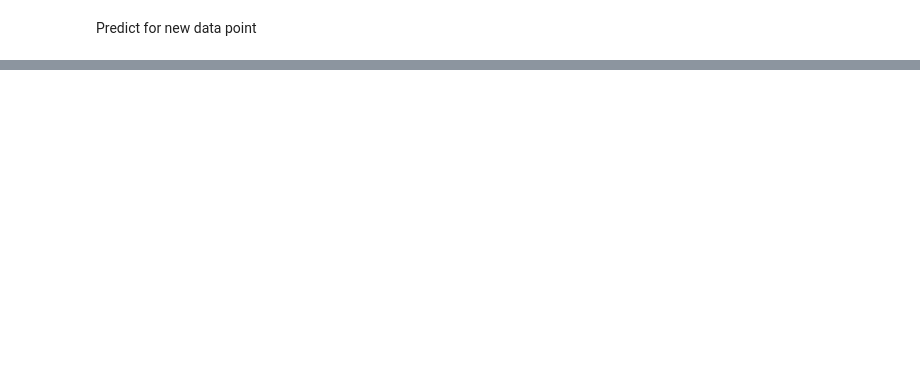
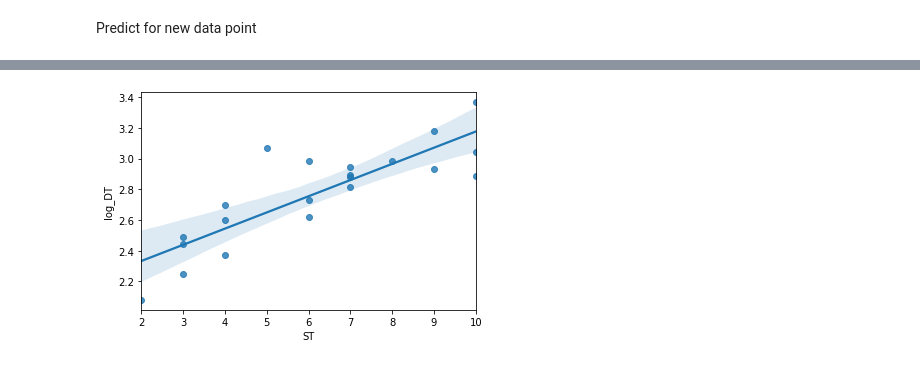
Before and after one commit to mvpkarthik1/Simple-Linear-Regression, a Jupyter notebook: Delivery_time.ipynb, the cells around one changed output, grey strips where cells are left out. Saved outputs shown, nothing was run; the diff lists cells and outputs as text; code cells hidden in the pictures; blank space fills up the shorter version.

```diff
--- a/Delivery_time.ipynb
+++ b/Delivery_time.ipynb
@@ -165,0 +256,5 @@ Predict for new data point
+# %%
+data["ST_sq"]=data.ST*data.ST
+
+model_quad=smf.ols("log_DT~ST+ST_sq",data=data).fit()
+model_quad.summary()
@@ -165,0 +282,4 @@ Predict for new data point
+# %%
+sns.regplot(x="ST", y="log_DT",data=data);
+# %% [output]
+[figure, added]
```
Also changed, not shown: parts of 17 cells of this notebook, 1 other file.
